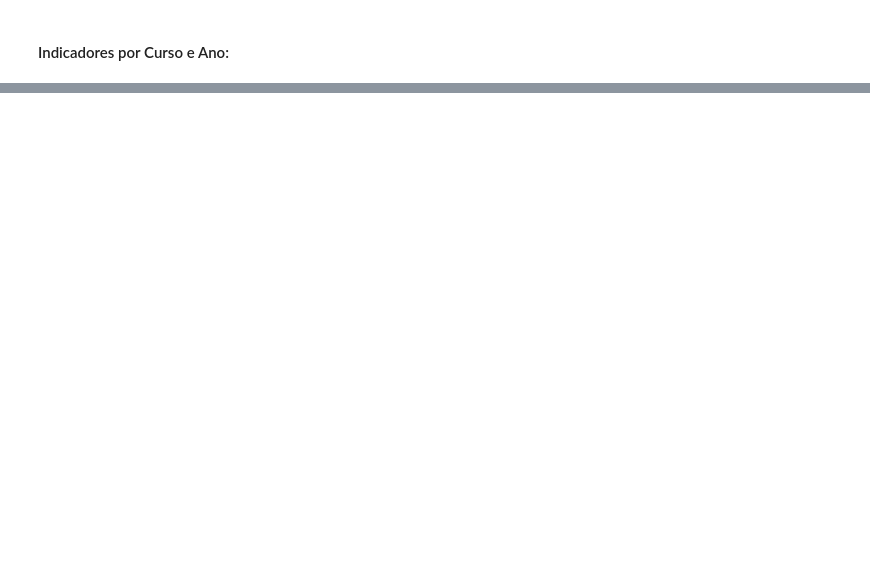
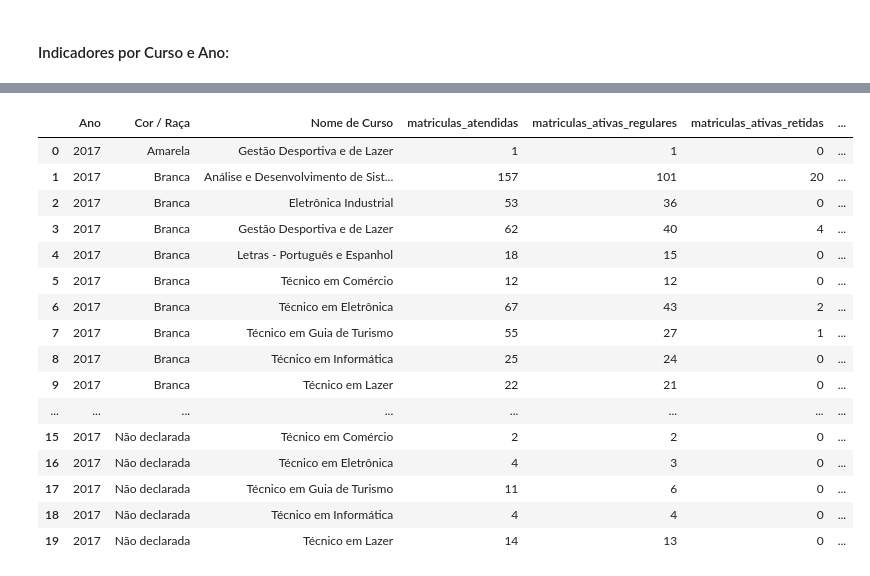
Before and after one commit to carolventuri/TCC, a Jupyter notebook: notebooks/2_teste_Calculos_Indicadores.ipynb, the cells around one changed output, grey strips where cells are left out. Cells and saved outputs as stored; diff of their text form; code cells hidden in the pictures; blank space fills up the shorter version.

Commit message:
Calculos Preliminares dos Indicadores

```diff
--- a/notebooks/2_teste_Calculos_Indicadores.ipynb
+++ b/notebooks/2_teste_Calculos_Indicadores.ipynb
@@ -73,15 +64,0 @@ array(['Em curso', 'Transf. externa', 'Desligada', 'Abandono',
-# %%
-periodo_fim_previsto = df["Data de Fim Previsto do Ciclo"].dt.to_period("M")
-periodo_referencia = pd.PeriodIndex.from_fields(
-    year=df["Ano"],
-    month=12,
-    freq="M"
-)
-
-df.loc[df["Situação de Matrícula"] == "Em curso", "Situação de Matrícula"] = np.where(
-    periodo_fim_previsto[df["Situação de Matrícula"] == "Em curso"] < periodo_referencia[df["Situação de Matrícula"] == "Em curso"],
-    "Retido",
-    "Em fluxo"
-)
-
-df["Situação de Matrícula"].value_counts()
@@ -140,18 +219,20 @@ def calcular_indicadores(df, agrupamento):
             matriculas_atendidas = ("Código da Matricula", "nunique"),
             matriculas_ativas_regulares = ("Situação de Matrícula", lambda x: (x == "Em fluxo").sum()),
             matriculas_ativas_retidas = ("Situação de Matrícula", lambda x: (x == "Retido").sum()),
-            concluintes = ("Situação de Matrícula", lambda x: (x == "Concluída").sum()),
+            concluintes_no_prazo = ("Situação de Matrícula", lambda x: (x == "Concluída no prazo").sum()),
+            concluintes_com_atraso = ("Situação de Matrícula", lambda x: (x == "Concluída com atraso").sum()),
             abandono = ("Situação de Matrícula", lambda x: (x == "Abandono").sum()),
             desligados = ("Situação de Matrícula", lambda x: (x == "Desligada").sum()),
             transferencia_interna = ("Situação de Matrícula", lambda x: (x == "Transf. externa").sum()),
             transferencia_externa = ("Situação de Matrícula", lambda x: (x == "Transf. interna").sum()),
             integralizadas = ("Situação de Matrícula", lambda x: (x == "Integralizada").sum()),
+            concluintes_previstos=("Concluinte_Previsto", "sum"),
           )
           .reset_index()
     )
 
     indicadores["taxa_conclusao"] = (
-        (indicadores["concluintes"] + indicadores["integralizadas"]) / indicadores["matriculas_atendidas"] * 100
+        (indicadores["concluintes_no_prazo"] + indicadores["concluintes_com_atraso"]+ indicadores["integralizadas"]) / indicadores["matriculas_atendidas"] * 100
     )
     indicadores["taxa_evasao"] = (
         (indicadores["abandono"] + indicadores["desligados"] + indicadores["transferencia_externa"]) / indicadores["matriculas_atendidas"] * 100
@@ -159,9 +240,21 @@ def calcular_indicadores(df, agrupamento):
     indicadores["taxa_retencao"] = (
         indicadores["matriculas_ativas_retidas"] / indicadores["matriculas_atendidas"] * 100
     )
-    #indicadores["indice_eficiencia"] =
+    indicadores["indice_eficiencia"] = ( indicadores["concluintes_no_prazo"] / (indicadores["concluintes_no_prazo"] +
+                                                                              indicadores["concluintes_com_atraso"] +
+                                                                              indicadores["abandono"] + indicadores["desligados"] +
+                                                                              indicadores["transferencia_interna"]+
+                                                                              indicadores["transferencia_externa"]) * 100
+    )
 
+    indicadores["taxa_matr_cont_regular"] = (
+        indicadores["matriculas_ativas_regulares"]/indicadores["matriculas_atendidas"] * 100
+    )
 
+    indicadores["taxa_permanencia_exito"] = indicadores["taxa_conclusao"] + indicadores["taxa_matr_cont_regular"]
 
+    indicadores["taxa_efetividade_academica"] = indicadores["concluintes_no_prazo"]/indicadores["concluintes_previstos"]
+
+    indicadores = indicadores.fillna(0)
 
     return indicadores.round(2)
@@ -167,0 +289,21 @@ def calcular_indicadores(df, agrupamento):
+# %%
+df_indicadores_cor_curso_ano = calcular_indicadores(df, ["Ano", "Cor / Raça", "Nome de Curso"])
+df_indicadores_cor_curso_ano.head(20)
+# %% [output]
+|  | Ano | Cor / Raça | Nome de Curso | matriculas_atendidas | matriculas_ativas_regulares | matriculas_ativas_retidas | ... |
+| 0 | 2017 | Amarela | Gestão Desportiva e de Lazer | 1 | 1 | 0 | ... |
+| 1 | 2017 | Branca | Análise e Desenvolvimento de Sist... | 157 | 101 | 20 | ... |
+| 2 | 2017 | Branca | Eletrônica Industrial | 53 | 36 | 0 | ... |
+| 3 | 2017 | Branca | Gestão Desportiva e de Lazer | 62 | 40 | 4 | ... |
+| 4 | 2017 | Branca | Letras - Português e Espanhol | 18 | 15 | 0 | ... |
+| 5 | 2017 | Branca | Técnico em Comércio | 12 | 12 | 0 | ... |
+| 6 | 2017 | Branca | Técnico em Eletrônica | 67 | 43 | 2 | ... |
+| 7 | 2017 | Branca | Técnico em Guia de Turismo | 55 | 27 | 1 | ... |
+| 8 | 2017 | Branca | Técnico em Informática | 25 | 24 | 0 | ... |
+| 9 | 2017 | Branca | Técnico em Lazer | 22 | 21 | 0 | ... |
+| ... | ... | ... | ... | ... | ... | ... | ... |
+| 15 | 2017 | Não declarada | Técnico em Comércio | 2 | 2 | 0 | ... |
+| 16 | 2017 | Não declarada | Técnico em Eletrônica | 4 | 3 | 0 | ... |
+| 17 | 2017 | Não declarada | Técnico em Guia de Turismo | 11 | 6 | 0 | ... |
+| 18 | 2017 | Não declarada | Técnico em Informática | 4 | 4 | 0 | ... |
+| 19 | 2017 | Não declarada | Técnico em Lazer | 14 | 13 | 0 | ... |
```
Also changed, not shown: parts of 17 cells of this notebook, 1 other file.
